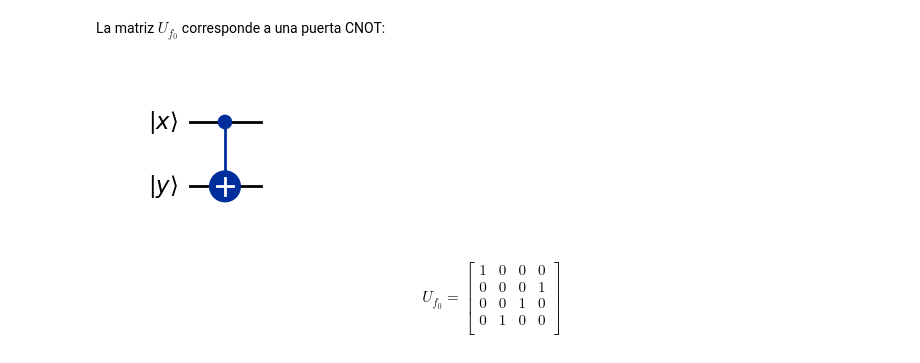
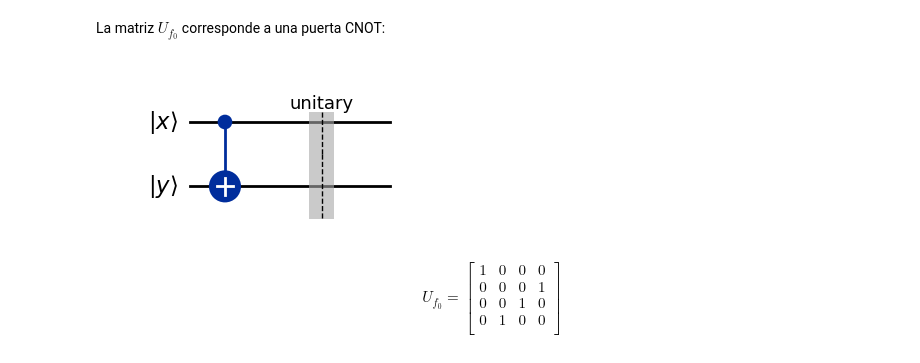
Before and after one commit to tarabelo/PIAC-apuntes, a Jupyter notebook: Algoritmos cuánticos clásicos (primera parte).ipynb, the cells around one changed output. Drawn from its saved outputs; the diff is of its cells as text; code cells hidden in the pictures.

Commit message:
Add images

```diff
--- a/Algoritmos cuánticos clásicos (primera parte).ipynb
+++ b/Algoritmos cuánticos clásicos (primera parte).ipynb
@@ -180,12 +178,14 @@ La matriz $U_{f_0}$ corresponde a una puerta CNOT:
 # %%
 x = QuantumRegister(1, name="|x\\rangle")
 y = QuantumRegister(1, name="|y\\rangle")
 qc = QuantumCircuit(x,y)
+
 # Aplica CNOT, primer parámetro target, segundo control
 qc.cx(x,y)
+qc.save_unitary()
 qc.draw('mpl')
 # %% [output]
-[figure, old version]
+[figure, new version]
 # %%
 obten_unitaria(qc, "U_{f_0} = ")
 # %% [output]
```
Also changed, not shown: parts of 4 cells of this notebook.
